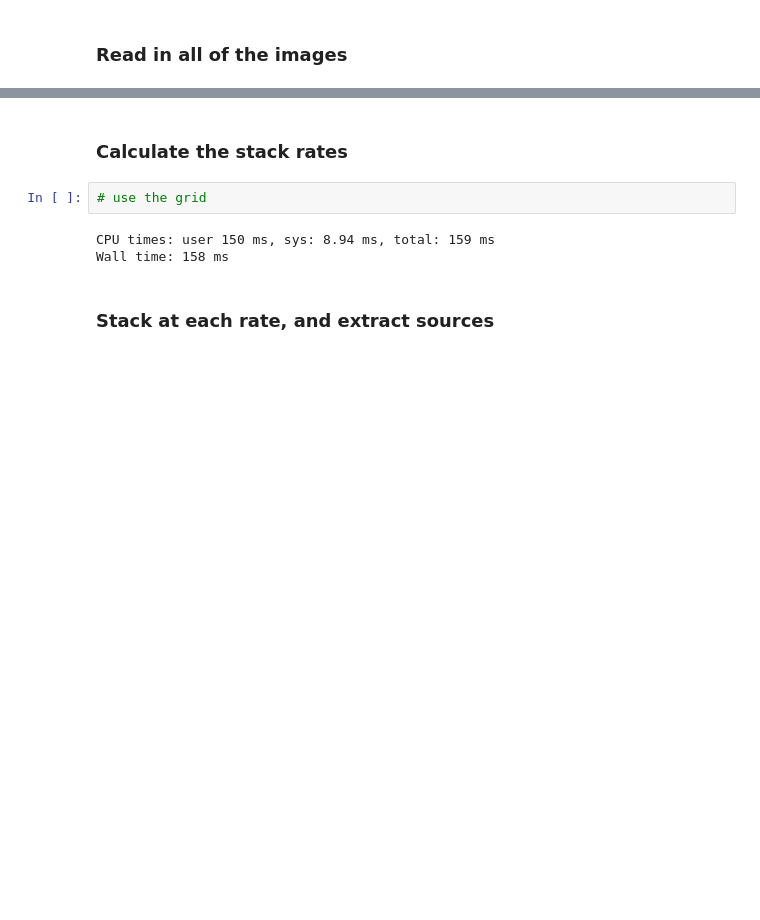
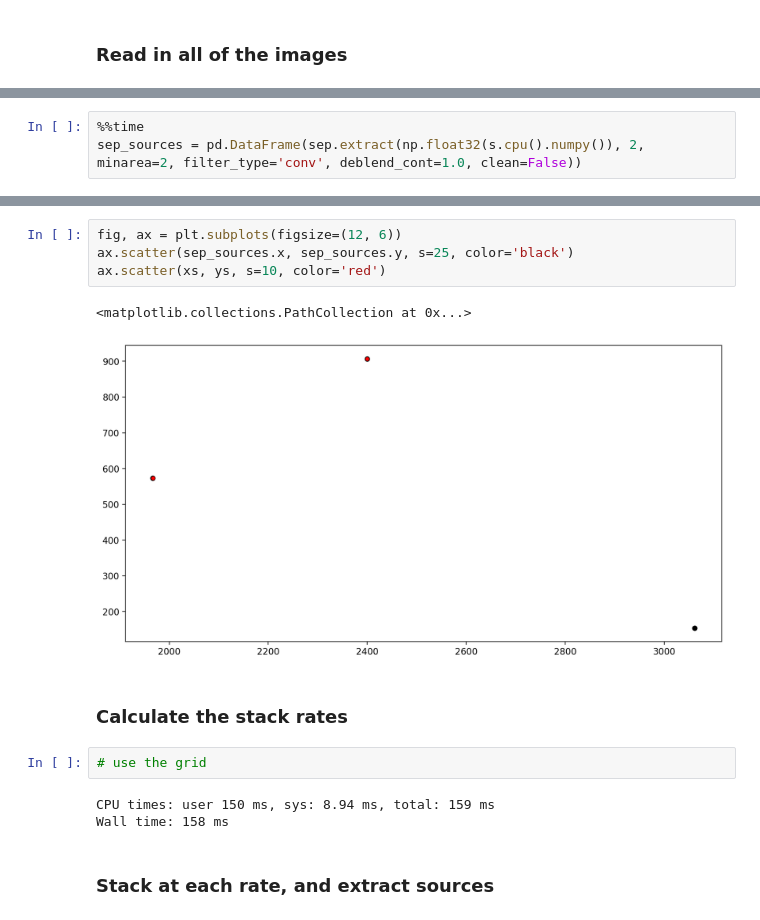
Before and after one commit to kjnapier/heliostack, a Jupyter notebook: notebooks/stack.ipynb, the cells around one changed output, grey strips where cells are left out. Saved outputs shown, nothing was run; the diff lists cells and outputs as text; blank space fills up the shorter version.

```diff
--- a/notebooks/stack.ipynb
+++ b/notebooks/stack.ipynb
@@ -79,0 +107,3 @@ import sep
+# %%
+%%time
+sep_sources = pd.DataFrame(sep.extract(np.float32(s.cpu().numpy()), 2, minarea=2, filter_type='conv', deblend_cont=1.0, clean=False))
@@ -80,3 +122,10 @@ import sep
+# %%
+fig, ax = plt.subplots(figsize=(12, 6))
+ax.scatter(sep_sources.x, sep_sources.y, s=25, color='black')
+ax.scatter(xs, ys, s=10, color='red')
+# %% [output]
+<matplotlib.collections.PathCollection at 0x...>
+[figure, added]
 # %% [markdown]
 ### Calculate the stack rates
 # %%
```
Also changed, not shown: parts of 13 cells of this notebook, 7 other files.
